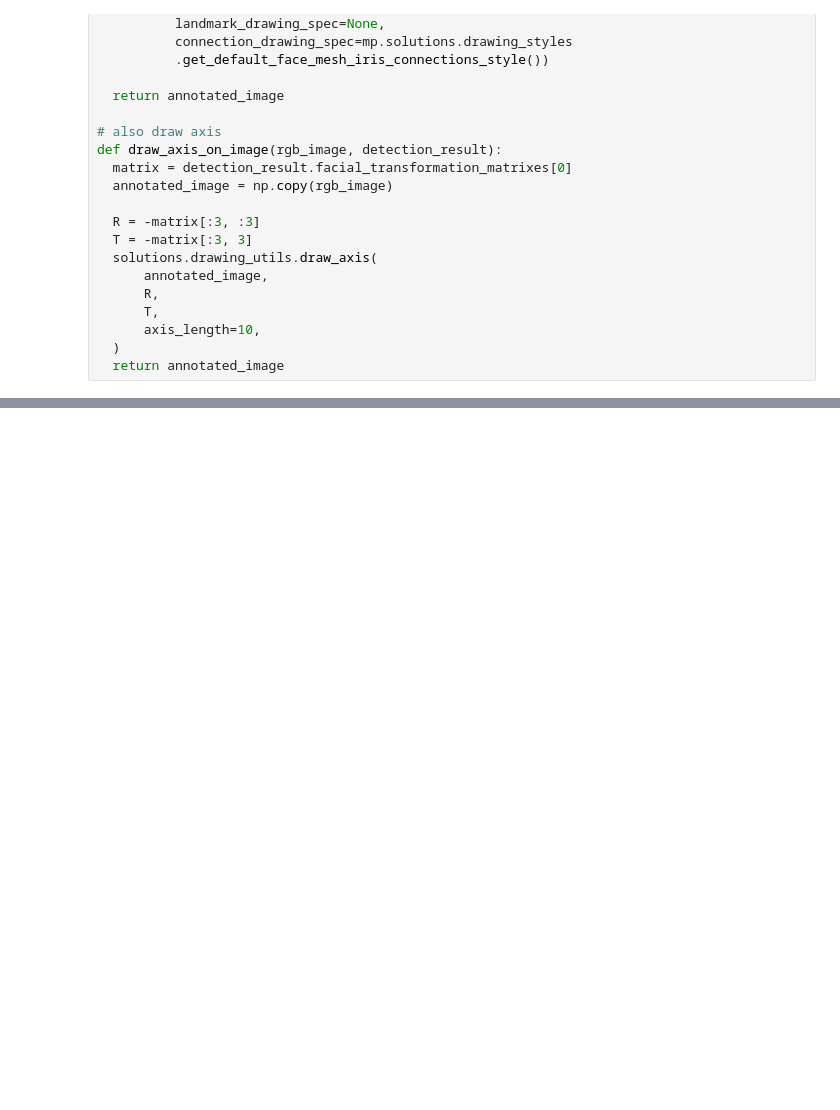
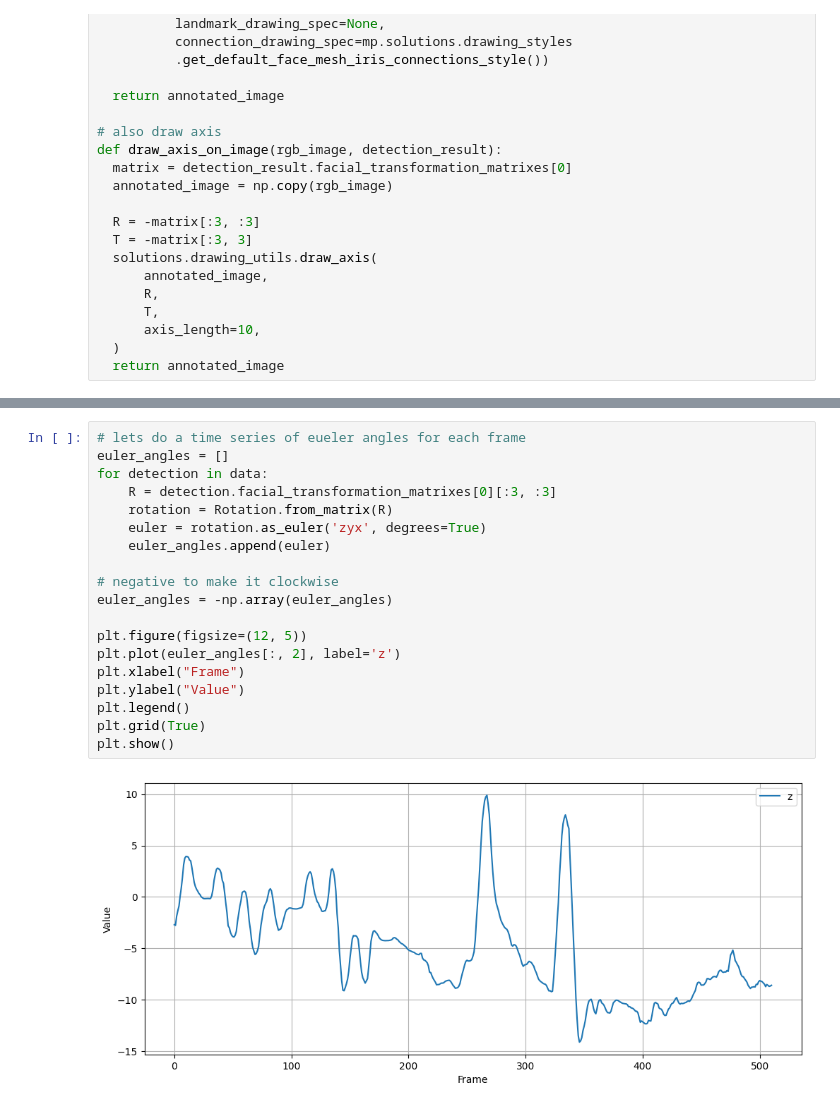
Before and after one commit to Macoron/NoddingDetection, a Jupyter notebook: notebooks/research.ipynb, the cells around one changed output, grey strips where cells are left out. Cells and saved outputs as stored; diff of their text form; blank space fills up the shorter version.

```diff
--- a/notebooks/research.ipynb
+++ b/notebooks/research.ipynb
@@ -155,3 +157,24 @@ W0000 00:00:1749421221.049042   54076 inference_feedback_manager.cc:114] Feedbac
 Video(out_video_path, width=1200)
 # %% [output]
 [interactive output not drawn]
+# %%
+# lets do a time series of eueler angles for each frame
+euler_angles = []
+for detection in data:
+    R = detection.facial_transformation_matrixes[0][:3, :3]
+    rotation = Rotation.from_matrix(R)
+    euler = rotation.as_euler('zyx', degrees=True)
+    euler_angles.append(euler)
+
+# negative to make it clockwise
+euler_angles = -np.array(euler_angles)
+
+plt.figure(figsize=(12, 5))
+plt.plot(euler_angles[:, 2], label='z')
+plt.xlabel("Frame")
+plt.ylabel("Value")
+plt.legend()
+plt.grid(True)
+plt.show()
+# %% [output]
+[figure, added]
```
Also changed, not shown: parts of 8 cells of this notebook, 1 other file.
